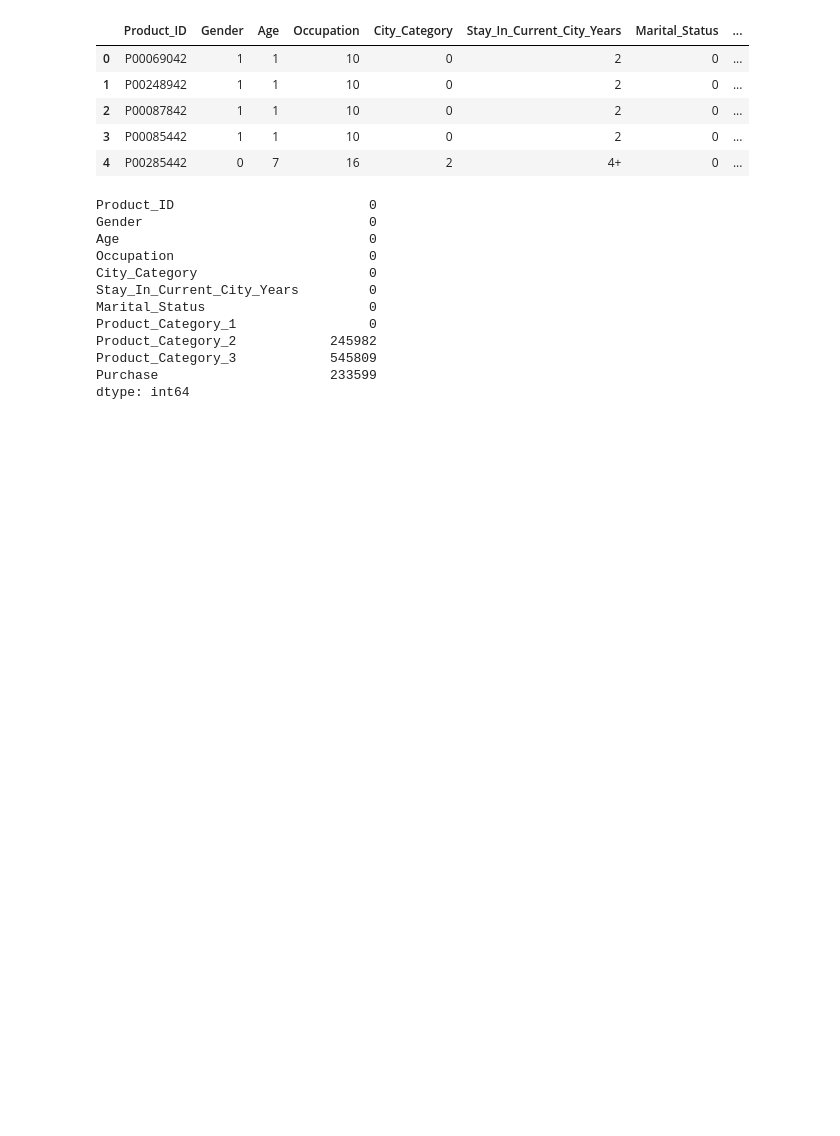
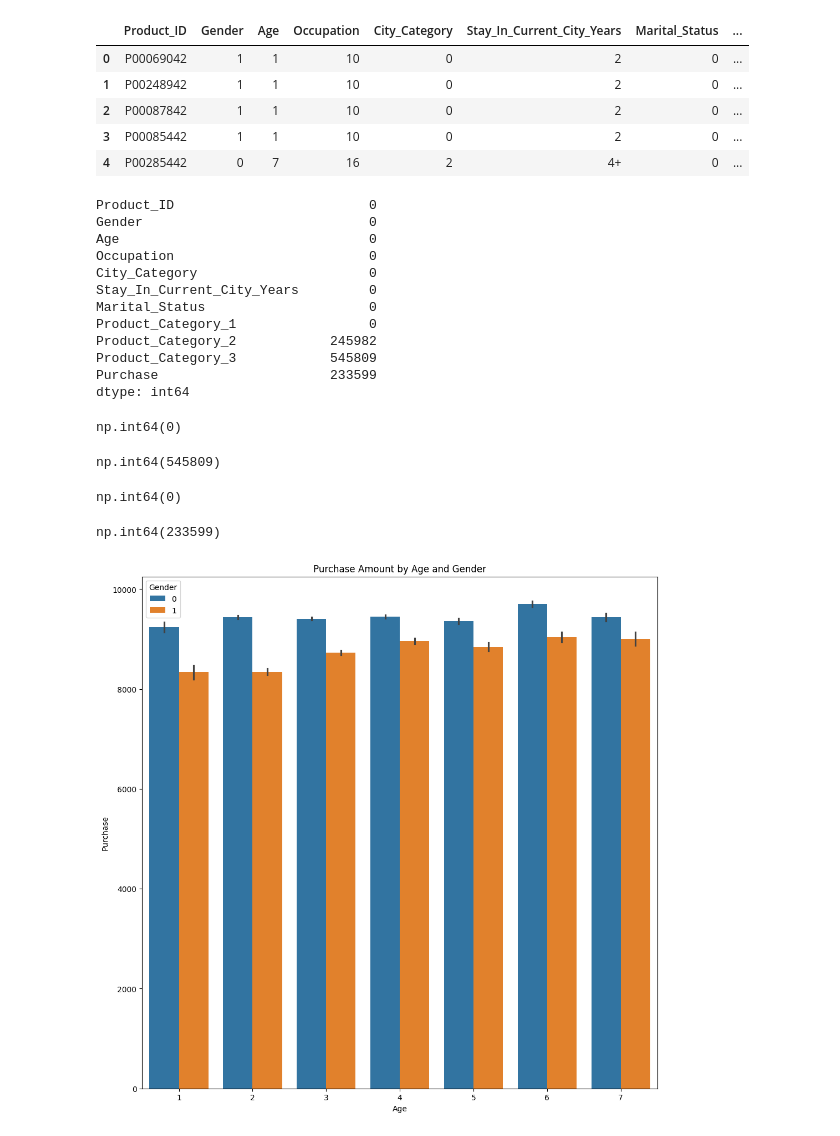
Before and after one commit to mayurimamdi/BlackFridayEDA, a Jupyter notebook: Notebooks/data.ipynb, the cells around one changed output. Saved outputs shown, nothing was run; the diff lists cells and outputs as text; code cells hidden in the pictures; blank space fills up the shorter version.

```diff
--- a/Notebooks/data.ipynb
+++ b/Notebooks/data.ipynb
@@ -271,3 +271,30 @@ Product_Category_2            245982
 Product_Category_3            545809
 Purchase                      233599
 dtype: int64
+# %%
+dfu['Product_Category_2']=dfu['Product_Category_2'].fillna(dfu['Product_Category_2'].mode()[0])
+# %%
+dfu['Product_Category_2'].isnull().sum()
+# %% [output]
+np.int64(0)
+# %%
+dfu['Product_Category_3'].isnull().sum()
+# %% [output]
+np.int64(545809)
+# %%
+dfu['Product_Category_3']=dfu['Product_Category_3'].fillna(dfu['Product_Category_3'].mode()[0])
+# %%
+dfu['Product_Category_3'].isnull().sum()
+# %% [output]
+np.int64(0)
+# %%
+dfu['Purchase'].isnull().sum()
+# %% [output]
+np.int64(233599)
+# %%
+plt.figure(figsize=(12,12))
+sns.barplot(x='Age', y='Purchase', hue='Gender', data=dfu)
+plt.title('Purchase Amount by Age and Gender')
+plt.show()
+# %% [output]
+[figure, added]
```
Also changed, not shown: parts of 8 cells of this notebook.
